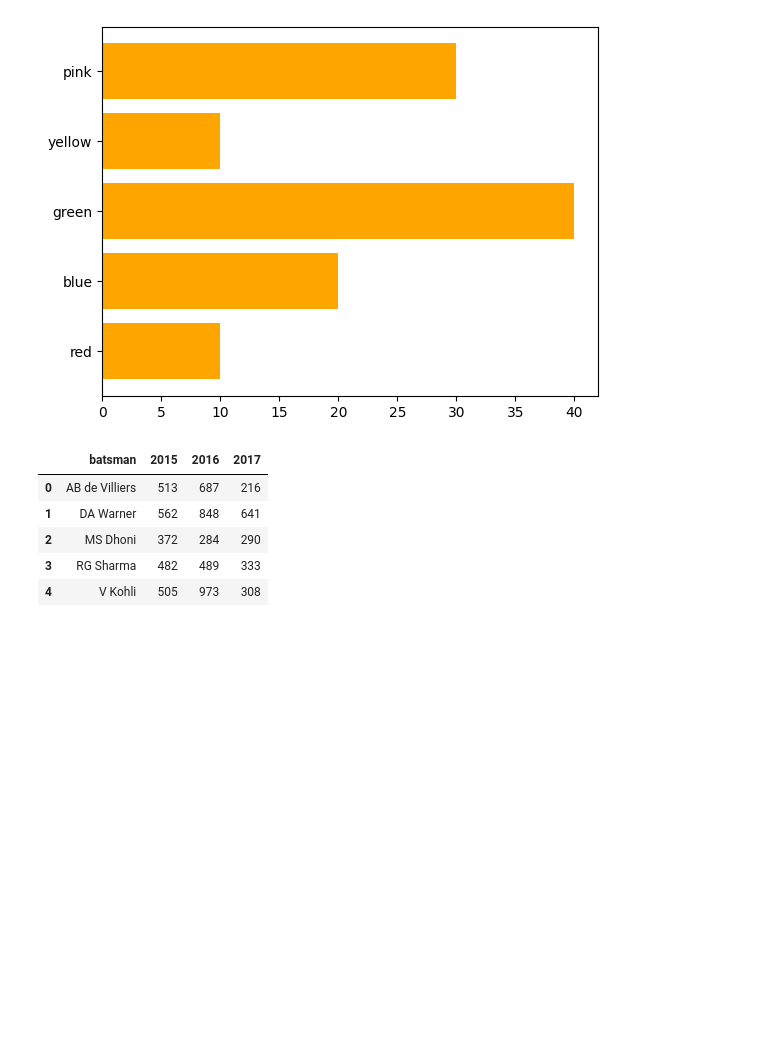
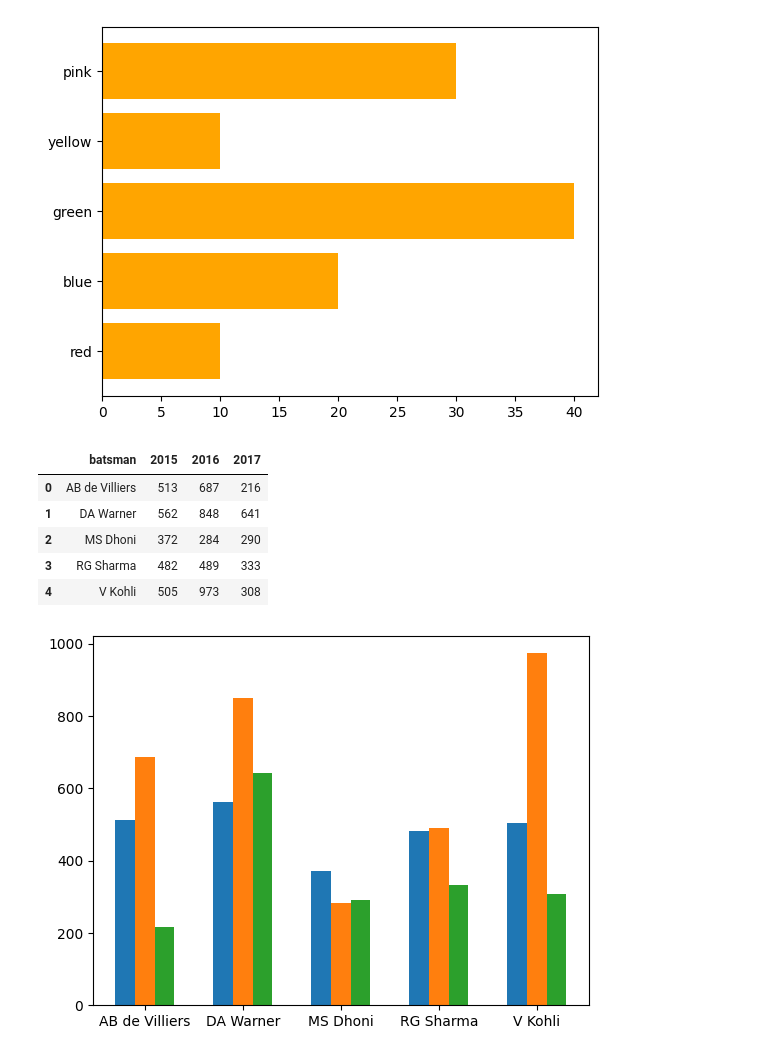
Before and after one commit to Vaidehi1005/MachineLearning, a Jupyter notebook: Matplotlib.ipynb, the cells around one changed output. Cells and saved outputs as stored; diff of their text form; code cells hidden in the pictures; blank space fills up the shorter version.

```diff
--- a/Matplotlib.ipynb
+++ b/Matplotlib.ipynb
@@ -314,3 +314,21 @@ df
 | 2 | MS Dhoni | 372 | 284 | 290 |
 | 3 | RG Sharma | 482 | 489 | 333 |
 | 4 | V Kohli | 505 | 973 | 308 |
+# %%
+plt.bar(np.arange(df.shape[0]) - 0.2 ,df['2015'],width=0.2)
+plt.bar(np.arange(df.shape[0]),df['2016'],width=0.2)
+plt.bar(np.arange(df.shape[0]) + 0.2,df['2017'],width=0.2)
+
+#we have calculated some maths and change the positions on x axis so we can show multiple bar graphs along side with it 2015 is 0.2 postion before and 2016 same position and 2017 is after 0.2 postion and the we have changed the values of x axis to the 0 to 4 as its shape first index is 5 so we can get easily to know about it and easy to get visual representation
+
+#so now we willreplcae the no's with the batsman names so we will use the xticks
+
+plt.xticks(np.arange(df.shape[0]),df['batsman'])
+
+#xticks ma pela je value hoi e and replace karvani hoi e add karvani
+
+#if we want to show the o/p not the extra text so we will use show
+
+plt.show()
+# %% [output]
+[figure, added]
```
Also changed, not shown: parts of 3 cells of this notebook.
